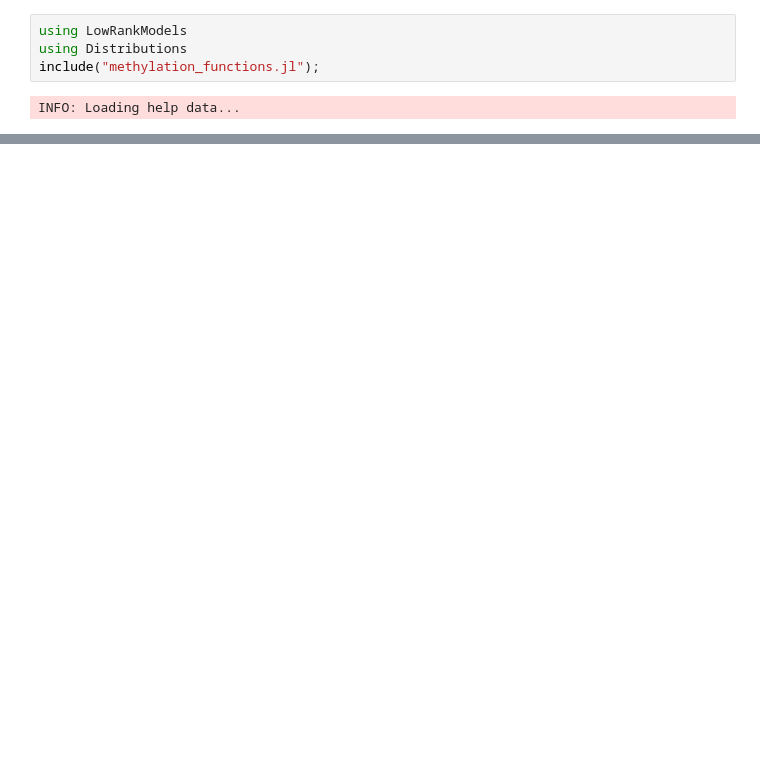
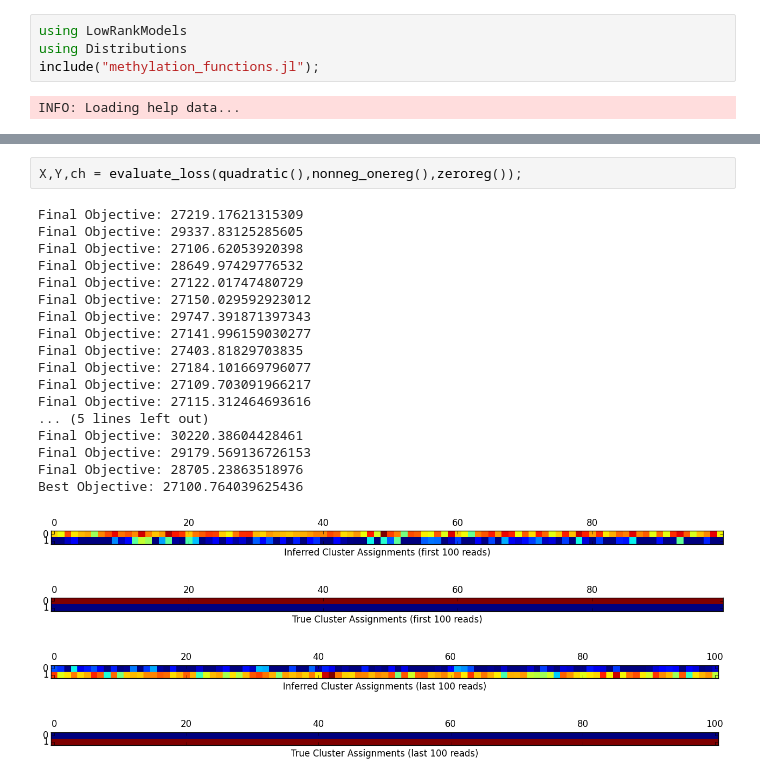
Before and after one commit to emukamel/notebooks, a Jupyter notebook: DNAmeth/matrix_completion.ipynb, the cells around one changed output, grey strips where cells are left out. Saved outputs shown, nothing was run; the diff lists cells and outputs as text; blank space fills up the shorter version.

```diff
--- a/DNAmeth/matrix_completion.ipynb
+++ b/DNAmeth/matrix_completion.ipynb
@@ -134,0 +175,24 @@ P
+# %%
+X,Y,ch = evaluate_loss(quadratic(),nonneg_onereg(),zeroreg());
+# %% [output]
+Final Objective: 27219.17621315309
+Final Objective: 29337.83125285605
+Final Objective: 27106.62053920398
+Final Objective: 28649.97429776532
+Final Objective: 27122.01747480729
+Final Objective: 27150.029592923012
+Final Objective: 29747.391871397343
+Final Objective: 27141.996159030277
+Final Objective: 27403.81829703835
+Final Objective: 27184.101669796077
+Final Objective: 27109.703091966217
+Final Objective: 27115.312464693616
+... (5 lines left out)
+Final Objective: 30220.38604428461
+Final Objective: 29179.569136726153
+Final Objective: 28705.23863518976
+Best Objective: 27100.764039625436
+[figure, added]
+[figure, added]
+[figure, added]
+[figure, added]
```
Also changed, not shown: parts of 18 cells of this notebook, 7 other files.
